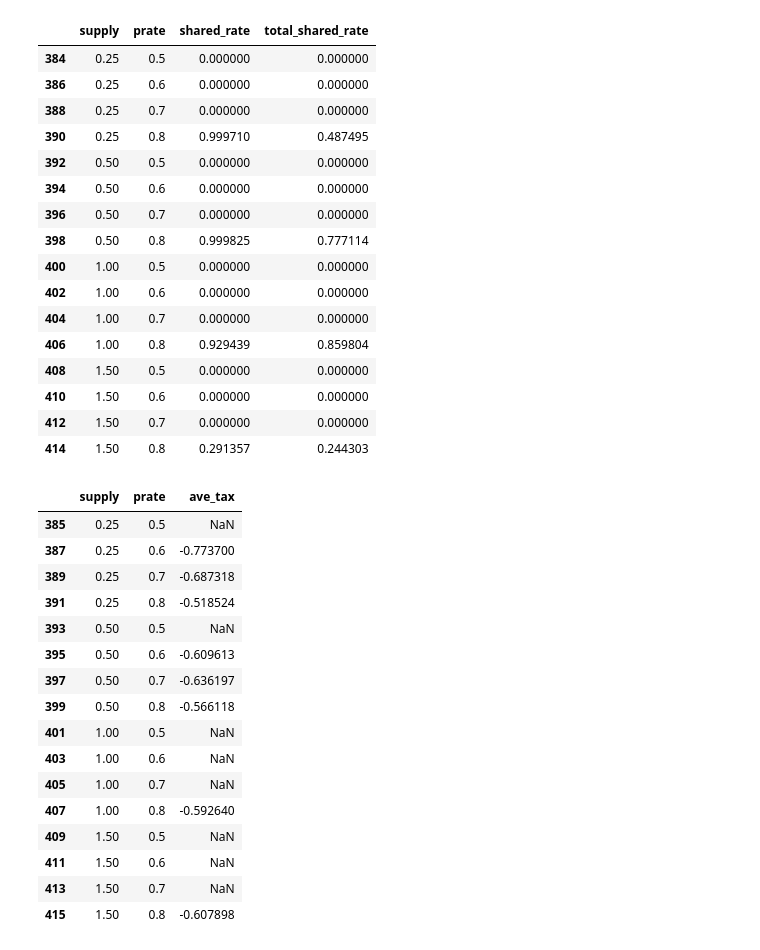
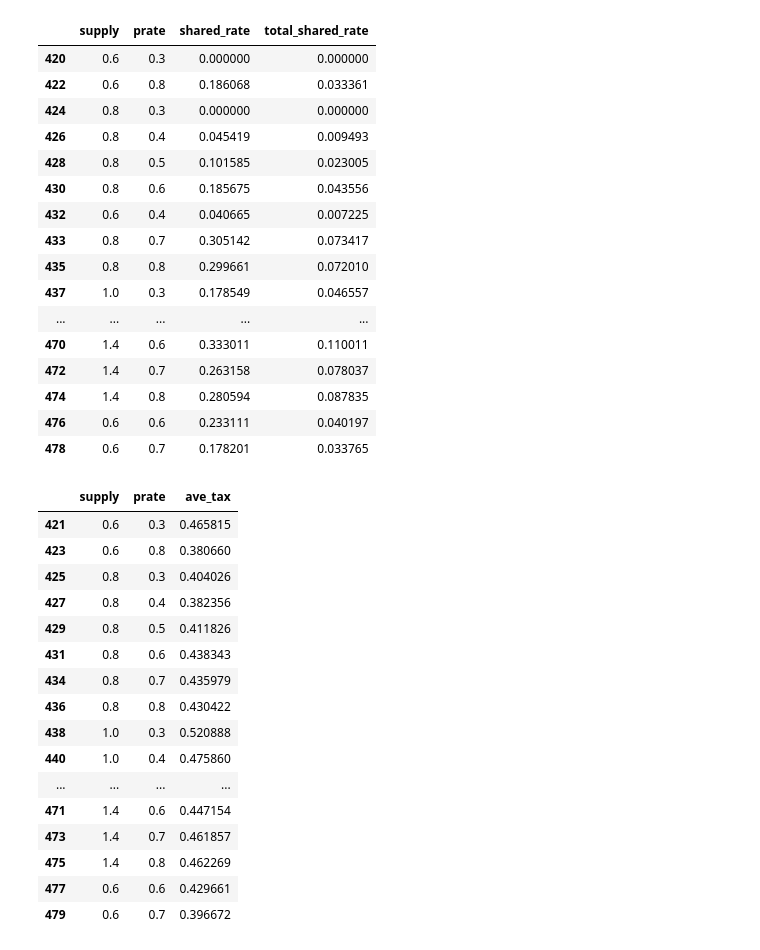
Before and after one commit to hanqiu92/proactive_dispatch_c, a Jupyter notebook: result/process.ipynb, the cells around one changed output. Saved outputs shown, nothing was run; the diff lists cells and outputs as text; code cells hidden in the pictures.

```diff
--- a/result/process.ipynb
+++ b/result/process.ipynb
@@ -3,15 +3,15 @@ import pandas as pd
 import numpy as np
 pd.options.mode.chained_assignment = None
 # %%
-result = pd.read_csv("results.csv",names = ["strategy","congestion","demand","supply","prate","tax_cong","tax_demand",
+result = pd.read_csv("results_dynamic_time_04_24.csv",
+                     names = ["strategy","congestion","demand","supply","prate","tax_cong","tax_demand",
                                             "private","revenue","cost","tax","profit","total_pax",
-                                            "single_pax","shared_pax","ave_pax","ass1","ass2","ass3",
-                                            "ave_dist","ave_time","public","ave_link_time","total_demand",
+                                            "single_pax","shared_pax","ave_pax","ave_dist","ave_time",
+                                            "public","ave_link_time","total_demand",
                                             "serviced_demand","stay_demand","serviced_rate","ave_time_offer",
                                             "ave_time_offer_s","ave_time_pickup"])
 
 del result['public'],result['private'],result['demand']
-del result['ass1'],result['ass2'],result['ass3']
 # %%
 result = result.loc[result['congestion'] == 1.0,:]
 del result['congestion'],result['ave_link_time']
@@ -68,40 +80,40 @@ pricing_result.loc[pricing_result['tax_cong'] == -0.1,['supply','prate','shared_
 pricing_result.loc[pricing_result['tax_cong'] == 0.0,['supply','prate','shared_rate','total_shared_rate']]
 # %% [output]
 |  | supply | prate | shared_rate | total_shared_rate |
-| 384 | 0.25 | 0.5 | 0.000000 | 0.000000 |
-| 386 | 0.25 | 0.6 | 0.000000 | 0.000000 |
-| 388 | 0.25 | 0.7 | 0.000000 | 0.000000 |
-| 390 | 0.25 | 0.8 | 0.999710 | 0.487495 |
-| 392 | 0.50 | 0.5 | 0.000000 | 0.000000 |
-| 394 | 0.50 | 0.6 | 0.000000 | 0.000000 |
-| 396 | 0.50 | 0.7 | 0.000000 | 0.000000 |
-| 398 | 0.50 | 0.8 | 0.999825 | 0.777114 |
-| 400 | 1.00 | 0.5 | 0.000000 | 0.000000 |
-| 402 | 1.00 | 0.6 | 0.000000 | 0.000000 |
-| 404 | 1.00 | 0.7 | 0.000000 | 0.000000 |
-| 406 | 1.00 | 0.8 | 0.929439 | 0.859804 |
-| 408 | 1.50 | 0.5 | 0.000000 | 0.000000 |
-| 410 | 1.50 | 0.6 | 0.000000 | 0.000000 |
-| 412 | 1.50 | 0.7 | 0.000000 | 0.000000 |
-| 414 | 1.50 | 0.8 | 0.291357 | 0.244303 |
+| 420 | 0.6 | 0.3 | 0.000000 | 0.000000 |
+| 422 | 0.6 | 0.8 | 0.186068 | 0.033361 |
+| 424 | 0.8 | 0.3 | 0.000000 | 0.000000 |
+| 426 | 0.8 | 0.4 | 0.045419 | 0.009493 |
+| 428 | 0.8 | 0.5 | 0.101585 | 0.023005 |
+| 430 | 0.8 | 0.6 | 0.185675 | 0.043556 |
+| 432 | 0.6 | 0.4 | 0.040665 | 0.007225 |
+| 433 | 0.8 | 0.7 | 0.305142 | 0.073417 |
+| 435 | 0.8 | 0.8 | 0.299661 | 0.072010 |
+| 437 | 1.0 | 0.3 | 0.178549 | 0.046557 |
+| ... | ... | ... | ... | ... |
+| 470 | 1.4 | 0.6 | 0.333011 | 0.110011 |
+| 472 | 1.4 | 0.7 | 0.263158 | 0.078037 |
+| 474 | 1.4 | 0.8 | 0.280594 | 0.087835 |
+| 476 | 0.6 | 0.6 | 0.233111 | 0.040197 |
+| 478 | 0.6 | 0.7 | 0.178201 | 0.033765 |
 # %%
-pricing_result['ave_tax'] = pricing_result['tax'] / pricing_result['shared_pax']
+pricing_result['ave_tax'] = -pricing_result['tax'] / pricing_result['shared_pax']
 pricing_result.loc[pricing_result['tax_cong'] == -0.1,['supply','prate','ave_tax']]
 # %% [output]
 |  | supply | prate | ave_tax |
-| 385 | 0.25 | 0.5 | NaN |
-| 387 | 0.25 | 0.6 | -0.773700 |
-| 389 | 0.25 | 0.7 | -0.687318 |
-| 391 | 0.25 | 0.8 | -0.518524 |
-| 393 | 0.50 | 0.5 | NaN |
-| 395 | 0.50 | 0.6 | -0.609613 |
-| 397 | 0.50 | 0.7 | -0.636197 |
-| 399 | 0.50 | 0.8 | -0.566118 |
-| 401 | 1.00 | 0.5 | NaN |
-| 403 | 1.00 | 0.6 | NaN |
-| 405 | 1.00 | 0.7 | NaN |
-| 407 | 1.00 | 0.8 | -0.592640 |
-| 409 | 1.50 | 0.5 | NaN |
-| 411 | 1.50 | 0.6 | NaN |
-| 413 | 1.50 | 0.7 | NaN |
-| 415 | 1.50 | 0.8 | -0.607898 |
+| 421 | 0.6 | 0.3 | 0.465815 |
+| 423 | 0.6 | 0.8 | 0.380660 |
+| 425 | 0.8 | 0.3 | 0.404026 |
+| 427 | 0.8 | 0.4 | 0.382356 |
+| 429 | 0.8 | 0.5 | 0.411826 |
+| 431 | 0.8 | 0.6 | 0.438343 |
+| 434 | 0.8 | 0.7 | 0.435979 |
+| 436 | 0.8 | 0.8 | 0.430422 |
+| 438 | 1.0 | 0.3 | 0.520888 |
+| 440 | 1.0 | 0.4 | 0.475860 |
+| ... | ... | ... | ... |
+| 471 | 1.4 | 0.6 | 0.447154 |
+| 473 | 1.4 | 0.7 | 0.461857 |
+| 475 | 1.4 | 0.8 | 0.462269 |
+| 477 | 0.6 | 0.6 | 0.429661 |
+| 479 | 0.6 | 0.7 | 0.396672 |
```
Also changed, not shown: parts of 6 cells of this notebook, 40 other files.
